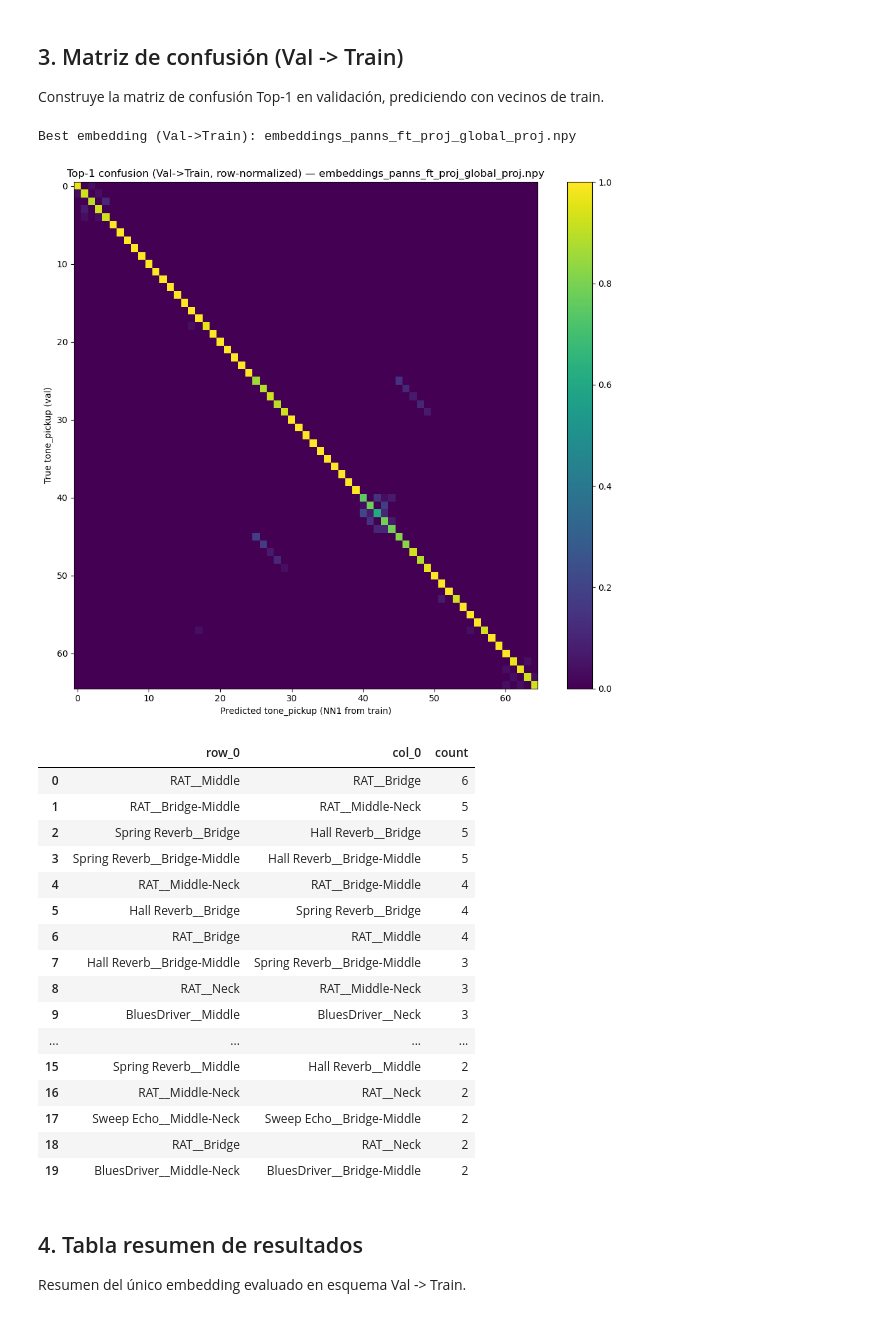
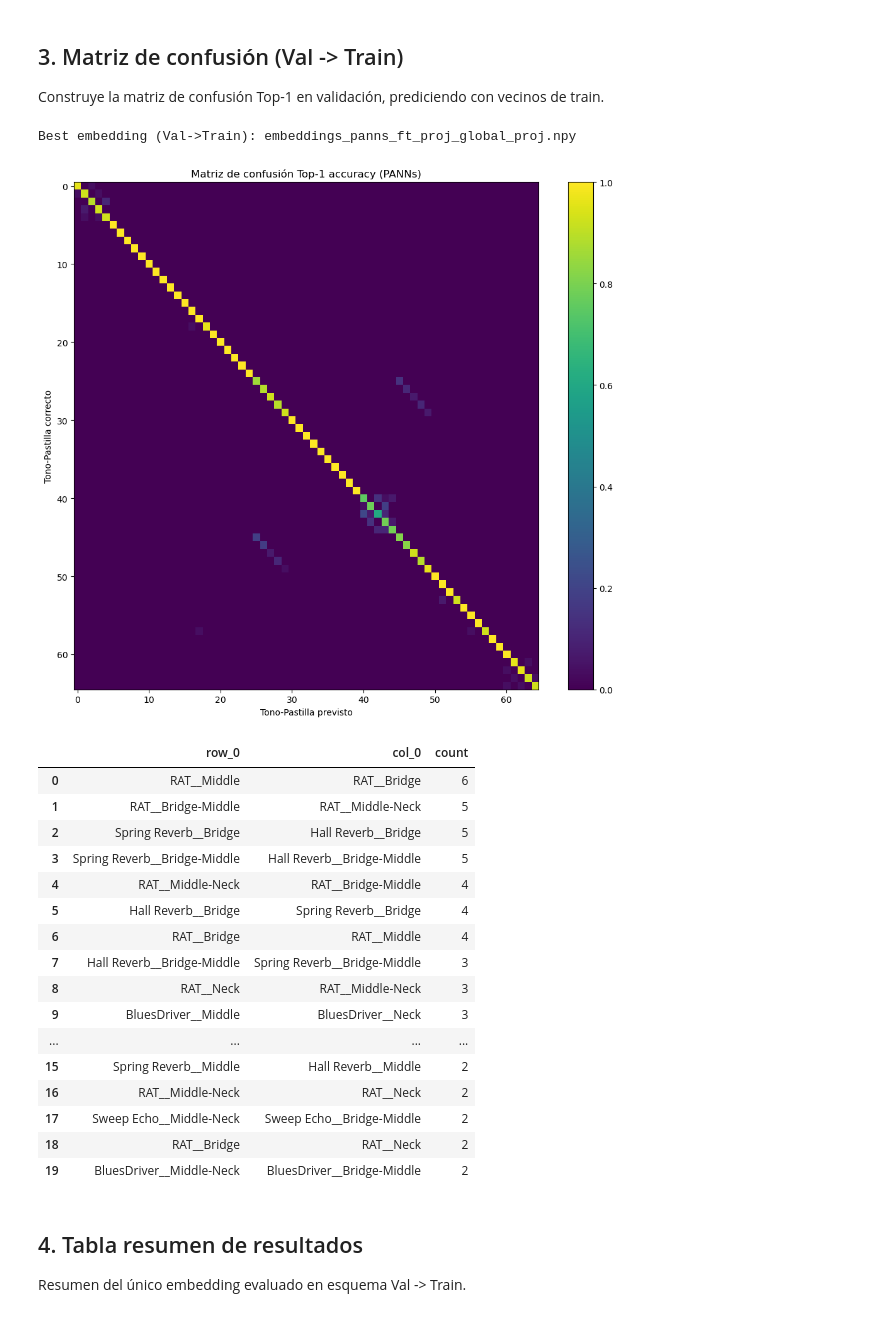
Before and after one commit to danieltenreiroarcos/Comparison-of-embedding-based-models-for-electric-guitar-tone-discrimination, a Jupyter notebook: PANNs/04_PANNs_results_from_embeddings.ipynb, the cells around one changed output. Cells and saved outputs as stored; diff of their text form; code cells hidden in the pictures.

```diff
--- a/PANNs/04_PANNs_results_from_embeddings.ipynb
+++ b/PANNs/04_PANNs_results_from_embeddings.ipynb
@@ -312,37 +312,37 @@ Xv = X[val_idx]
 
 S = Xv @ Xt.T
 nn1 = np.argmax(S, axis=1)
 y_pred = y_train[nn1]
 
 cm = pd.crosstab(y_true, y_pred)
 cm = cm.reindex(index=sorted(cm.index), columns=sorted(cm.columns), fill_value=0)
 cm_norm = cm.div(cm.sum(axis=1).replace(0, 1), axis=0)
 
 plt.figure(figsize=(10, 9))
 plt.imshow(cm_norm.to_numpy(), aspect="auto")
-plt.title(f"Top-1 confusion (Val->Train, row-normalized) — {best_file}")
-plt.xlabel("Predicted tone_pickup (NN1 from train)")
-plt.ylabel("True tone_pickup (val)")
+plt.title(f"Matriz de confusión Top-1 accuracy (PANNs)")
+plt.xlabel("Tono-Pastilla previsto")
+plt.ylabel("Tono-Pastilla correcto")
 plt.colorbar()
 plt.tight_layout()
 plt.show()
 
 cm_off = cm.copy()
 for k in cm_off.index:
     if k in cm_off.columns:
         cm_off.loc[k, k] = 0
 
 top_conf = (
     cm_off.stack()
     .sort_values(ascending=False)
     .head(20)
     .reset_index()
     .rename(columns={"level_0": "true", "level_1": "pred", 0: "count"})
 )
 top_conf
 # %% [output]
 Best embedding (Val->Train): embeddings_panns_ft_proj_global_proj.npy
-[figure, old version]
+[figure, new version]
 |  | row_0 | col_0 | count |
 | 0 | RAT__Middle | RAT__Bridge | 6 |
 | 1 | RAT__Bridge-Middle | RAT__Middle-Neck | 5 |
```
Also changed, not shown: parts of 2 cells of this notebook, 4 other files.
